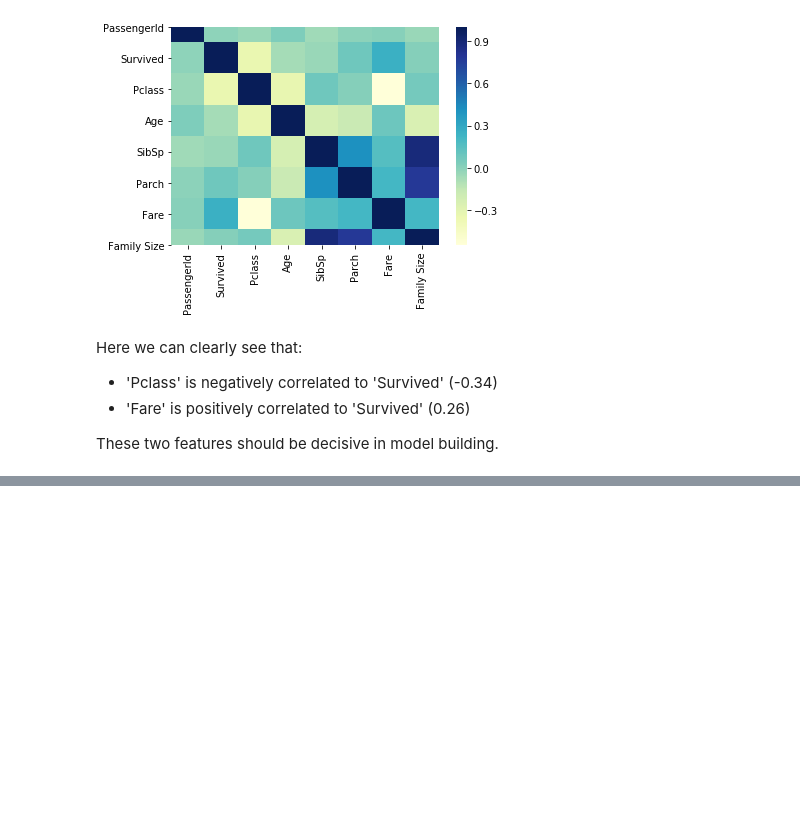
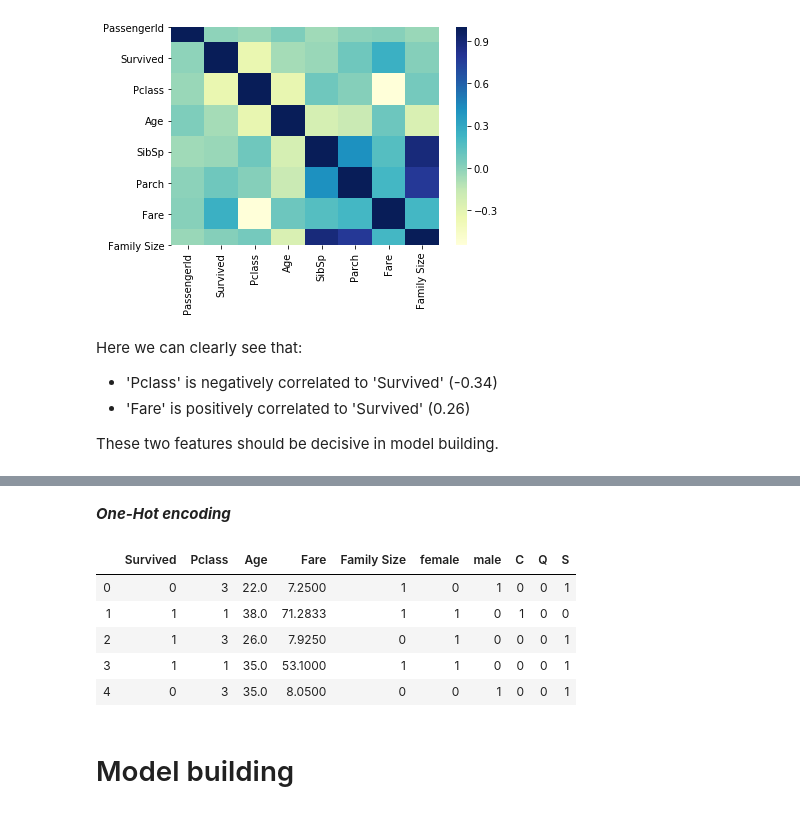
Before and after one commit to SalimAmarti/Titanic_Project, a Jupyter notebook: Titanic model.ipynb, the cells around one changed output, grey strips where cells are left out. Saved outputs shown, nothing was run; the diff lists cells and outputs as text; code cells hidden in the pictures; blank space fills up the shorter version.

Commit message:
Additional data cleaning performed

```diff
--- a/Titanic model.ipynb
+++ b/Titanic model.ipynb
@@ -360,0 +383,2 @@ These two features should be decisive in model building.
+# %%
+tit_data_model = tit_data_clean.drop(['PassengerId','Name','SibSp','Parch','Ticket','Age_cat'],axis=1)
@@ -360,0 +394,17 @@ These two features should be decisive in model building.
+# %% [markdown]
+<b><i> One-Hot encoding </i></b>
+# %%
+tit_data_model = tit_data_model.join(pd.get_dummies(tit_data_model['Sex'])).drop('Sex',axis=1)
+# %%
+tit_data_model = tit_data_model.join(pd.get_dummies(tit_data_model['Embarked'])).drop('Embarked',axis=1)
+# %%
+tit_data_model.head()
+# %% [output]
+|  | Survived | Pclass | Age | Fare | Family Size | female | male | C | Q | S |
+| 0 | 0 | 3 | 22.0 | 7.2500 | 1 | 0 | 1 | 0 | 0 | 1 |
+| 1 | 1 | 1 | 38.0 | 71.2833 | 1 | 1 | 0 | 1 | 0 | 0 |
+| 2 | 1 | 3 | 26.0 | 7.9250 | 0 | 1 | 0 | 0 | 0 | 1 |
+| 3 | 1 | 1 | 35.0 | 53.1000 | 1 | 1 | 0 | 0 | 0 | 1 |
+| 4 | 0 | 3 | 35.0 | 8.0500 | 0 | 0 | 1 | 0 | 0 | 1 |
+# %% [markdown]
+# Model building
```
Also changed, not shown: parts of 5 cells of this notebook.
